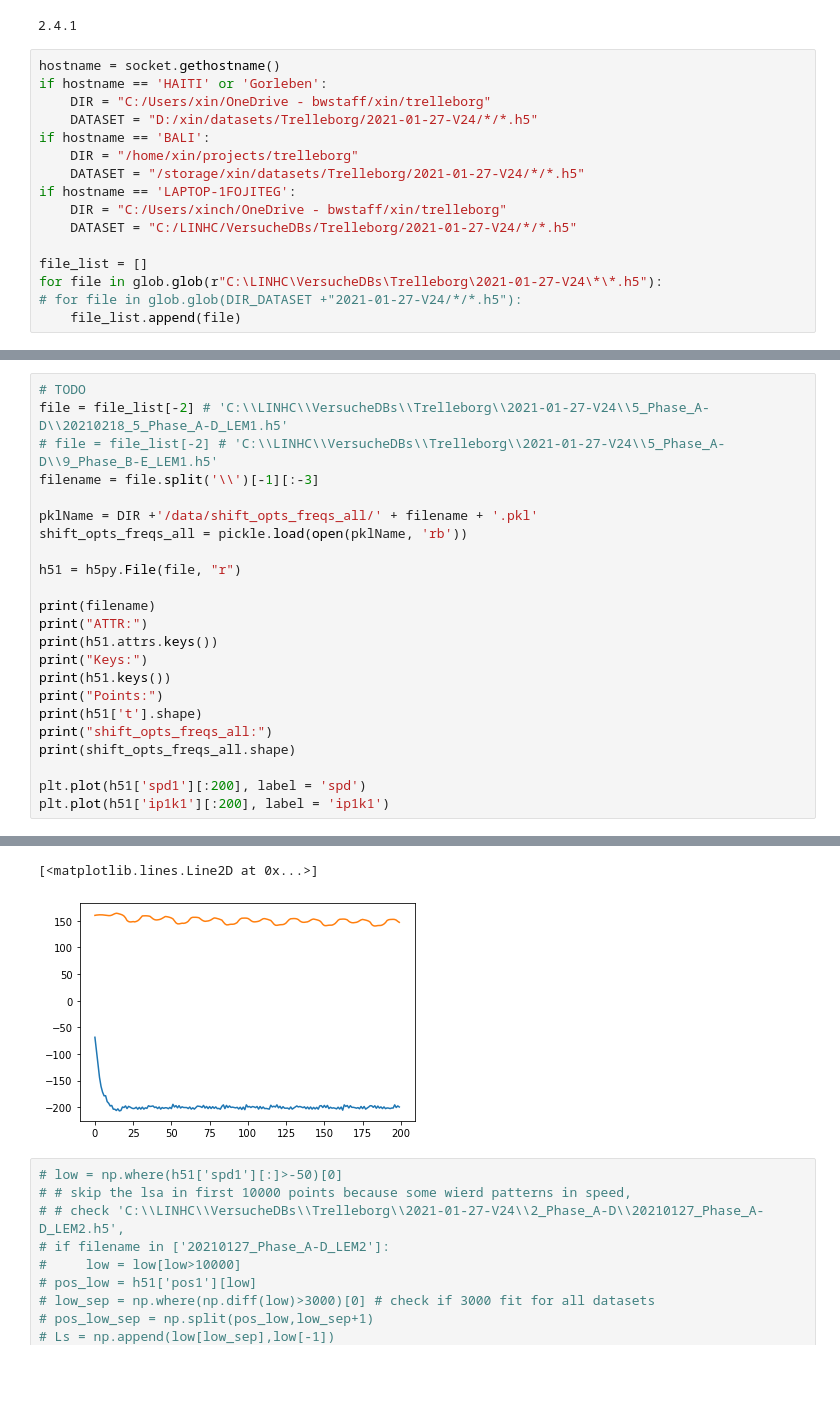
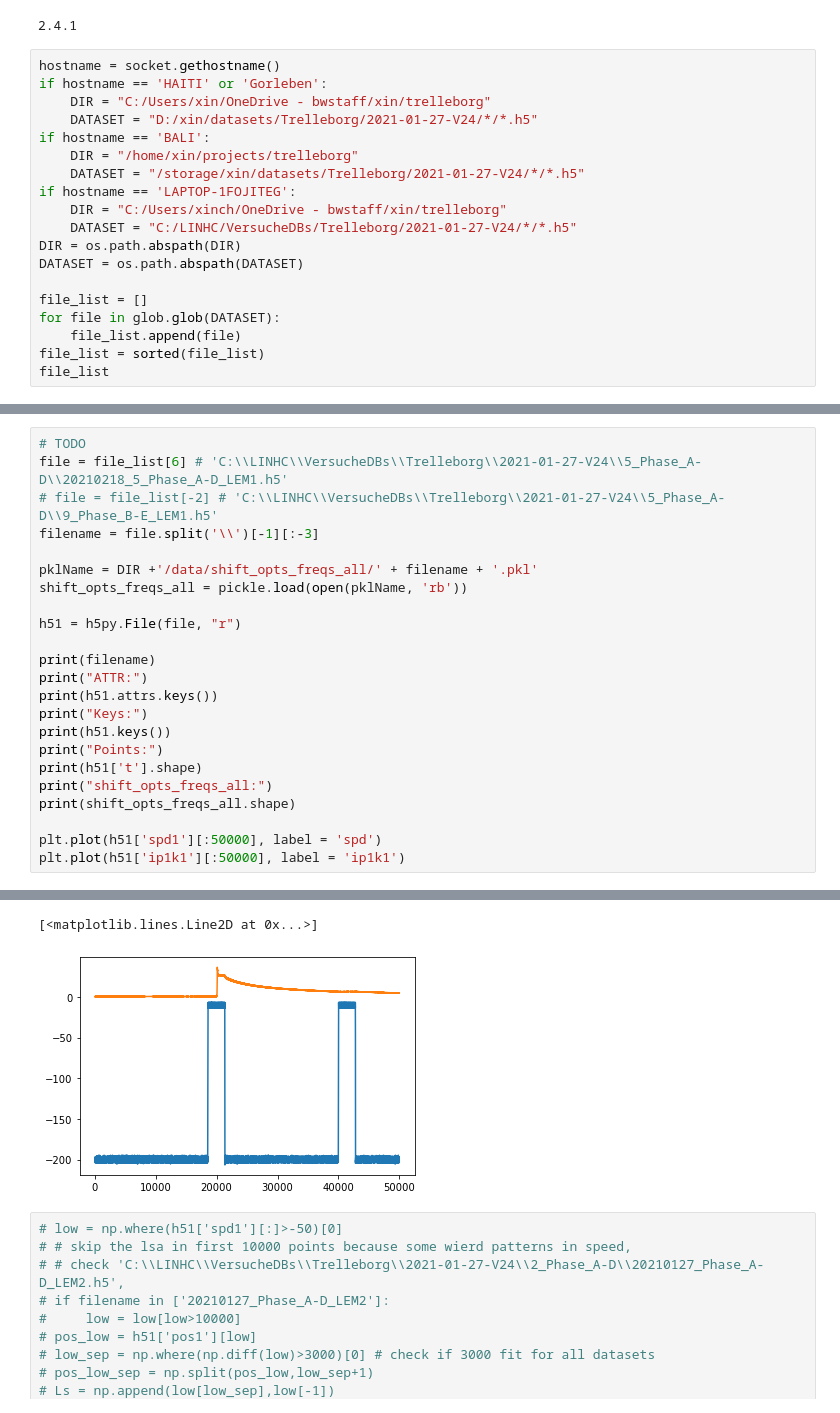
Before and after one commit to chen-xin-94/trelleborg, a Jupyter notebook: scripts/training/NN_ip1k1.ipynb, the cells around one changed output, grey strips where cells are left out. Saved outputs shown, nothing was run; the diff lists cells and outputs as text; blank space fills up the shorter version.

```diff
--- a/scripts/training/NN_ip1k1.ipynb
+++ b/scripts/training/NN_ip1k1.ipynb
@@ -30,9 +30,12 @@ if hostname == 'BALI':
 if hostname == 'LAPTOP-1FOJITEG':
     DIR = "C:/Users/xinch/OneDrive - bwstaff/xin/trelleborg"
     DATASET = "C:/LINHC/VersucheDBs/Trelleborg/2021-01-27-V24/*/*.h5"
+DIR = os.path.abspath(DIR)
+DATASET = os.path.abspath(DATASET)
 
 file_list = []
-for file in glob.glob(r"C:\LINHC\VersucheDBs\Trelleborg\2021-01-27-V24\*\*.h5"):
-# for file in glob.glob(DIR_DATASET +"2021-01-27-V24/*/*.h5"):
+for file in glob.glob(DATASET):
     file_list.append(file)
+file_list = sorted(file_list)
+file_list
 # %% [output]
@@ -51,6 +54,6 @@ for file in glob.glob(r"C:\LINHC\VersucheDBs\Trelleborg\2021-01-27-V24\*\*.h5"):
 # %%
 # TODO
-file = file_list[-2] # 'C:\\LINHC\\VersucheDBs\\Trelleborg\\2021-01-27-V24\\5_Phase_A-D\\20210218_5_Phase_A-D_LEM1.h5'
+file = file_list[6] # 'C:\\LINHC\\VersucheDBs\\Trelleborg\\2021-01-27-V24\\5_Phase_A-D\\20210218_5_Phase_A-D_LEM1.h5'
 # file = file_list[-2] # 'C:\\LINHC\\VersucheDBs\\Trelleborg\\2021-01-27-V24\\5_Phase_A-D\\9_Phase_B-E_LEM1.h5'
 filename = file.split('\\')[-1][:-3]
 
@@ -69,6 +72,6 @@ print(h51['t'].shape)
 print("shift_opts_freqs_all:")
 print(shift_opts_freqs_all.shape)
 
-plt.plot(h51['spd1'][:200], label = 'spd')
-plt.plot(h51['ip1k1'][:200], label = 'ip1k1')
+plt.plot(h51['spd1'][:50000], label = 'spd')
+plt.plot(h51['ip1k1'][:50000], label = 'ip1k1')
 # %% [output]
@@ -84,5 +87,5 @@ shift_opts_freqs_all:
 [<matplotlib.lines.Line2D at 0x...>]
-[figure, old version]
+[figure, new version]
 # %%
 # low = np.where(h51['spd1'][:]>-50)[0]
 # # skip the lsa in first 10000 points because some wierd patterns in speed,
```
Also changed, not shown: parts of 16 cells of this notebook.
